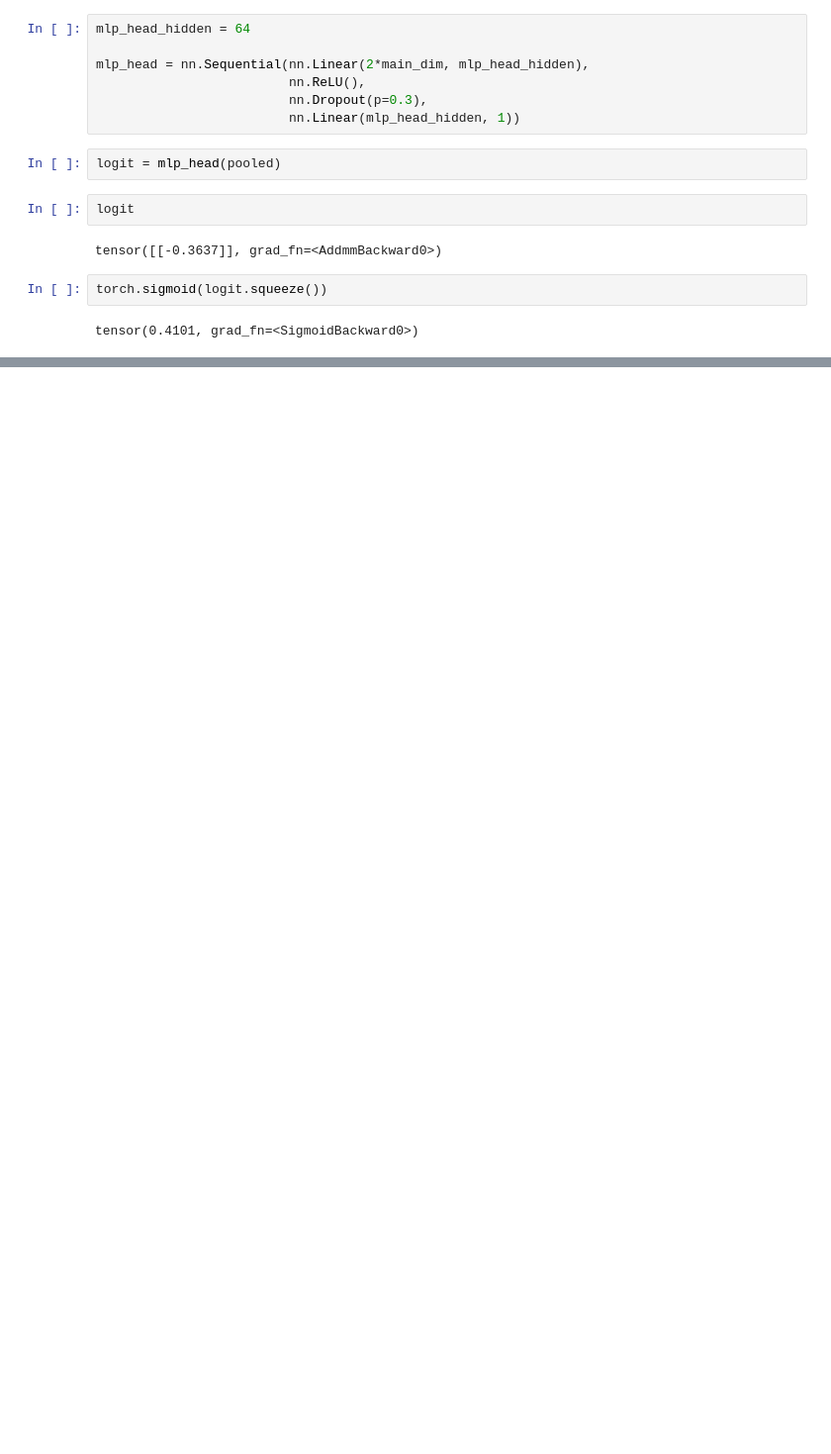
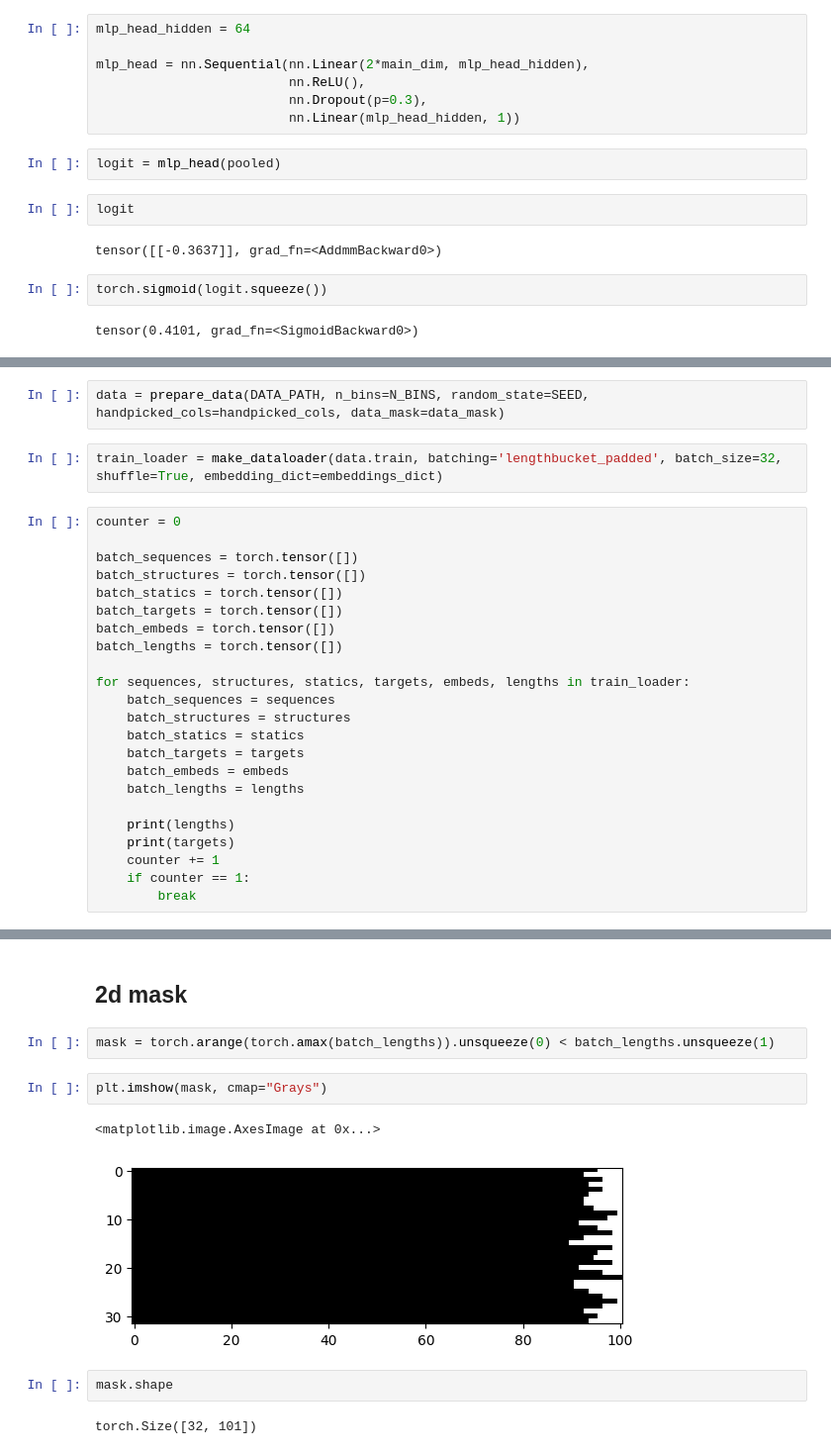
Before and after one commit to julius-2027/cs229_rna_folding, a Jupyter notebook: modular_setup_improved_numpeaks/test_pairwisemap_cnn.ipynb, the cells around one changed output, grey strips where cells are left out. Shown at 99% size. Drawn from its saved outputs; the diff is of its cells as text; blank space fills up the shorter version.

```diff
--- a/modular_setup_improved_numpeaks/test_pairwisemap_cnn.ipynb
+++ b/modular_setup_improved_numpeaks/test_pairwisemap_cnn.ipynb
@@ -228,0 +251,27 @@ tensor(0.4101, grad_fn=<SigmoidBackward0>)
+# %%
+data = prepare_data(DATA_PATH, n_bins=N_BINS, random_state=SEED, handpicked_cols=handpicked_cols, data_mask=data_mask)
+# %%
+train_loader = make_dataloader(data.train, batching='lengthbucket_padded', batch_size=32, shuffle=True, embedding_dict=embeddings_dict)
+# %%
+counter = 0
+
+batch_sequences = torch.tensor([])
+batch_structures = torch.tensor([])
+batch_statics = torch.tensor([])
+batch_targets = torch.tensor([])
+batch_embeds = torch.tensor([])
+batch_lengths = torch.tensor([])
+
+for sequences, structures, statics, targets, embeds, lengths in train_loader:
+    batch_sequences = sequences
+    batch_structures = structures
+    batch_statics = statics
+    batch_targets = targets
+    batch_embeds = embeds
+    batch_lengths = lengths
+
+    print(lengths)
+    print(targets)
+    counter += 1
+    if counter == 1:
+        break
@@ -320,0 +455,13 @@ class PairwiseMapCNN(BaseModel):
+# %% [markdown]
+## 2d mask
+# %%
+mask = torch.arange(torch.amax(batch_lengths)).unsqueeze(0) < batch_lengths.unsqueeze(1)
+# %%
+plt.imshow(mask, cmap="Grays")
+# %% [output]
+<matplotlib.image.AxesImage at 0x...>
+[figure, added]
+# %%
+mask.shape
+# %% [output]
+torch.Size([32, 101])
```
Also changed, not shown: parts of 63 cells of this notebook, 6 other files.
